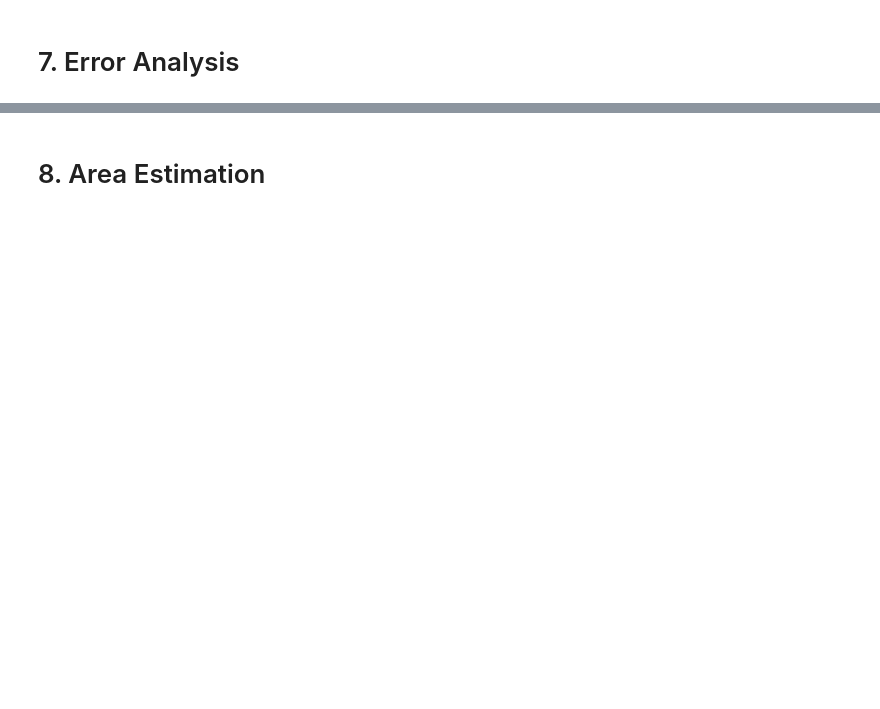
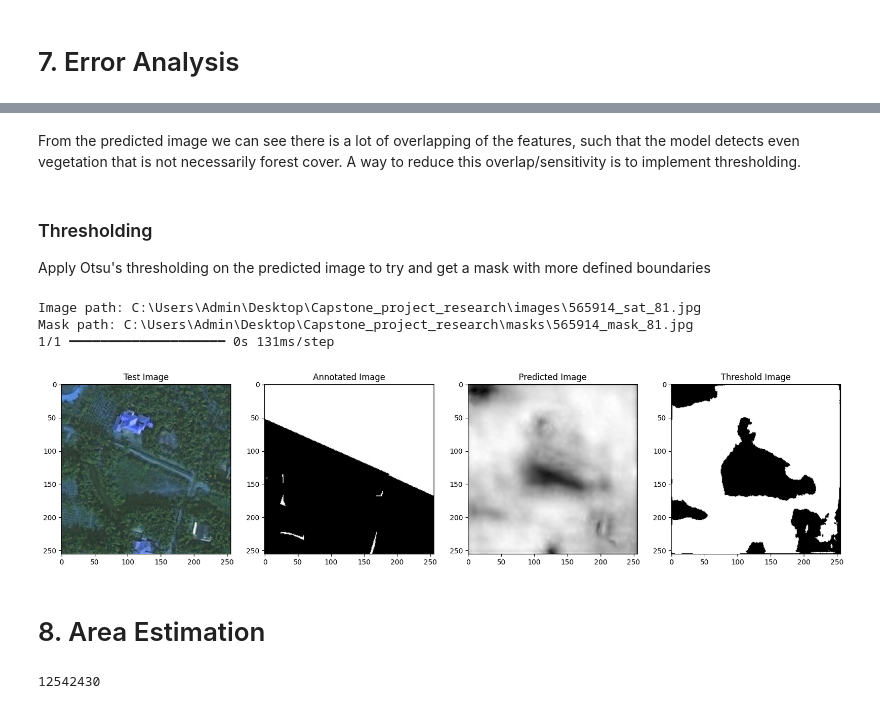
Before and after one commit to WamzMwangi/Image-Segmentation-for-Forest-Cover-Mapping, a Jupyter notebook: segmentation.ipynb, the cells around one changed output, grey strips where cells are left out. Cells and saved outputs as stored; diff of their text form; code cells hidden in the pictures; blank space fills up the shorter version.

Commit message:
Area estimation

```diff
--- a/segmentation.ipynb
+++ b/segmentation.ipynb
@@ -698,2 +698,76 @@ Mask path: C:\Users\Admin\Desktop\Capstone_project_research\masks\134465_mask_61
+# %% [markdown]
+From the predicted image we can see there is a lot of overlapping of the features, such that the model detects even vegetation that is not necessarily forest cover.
+A way to reduce this overlap/sensitivity is to implement thresholding.
+# %% [markdown]
+### Thresholding
+Apply Otsu's thresholding on the predicted image to try and get a mask with more defined boundaries
+# %%
+num_images=len(os.listdir(img_dir))
+randomizer = random.randint(0, num_images-1)
+
+# Get the list of image and mask filenames
+image_filenames=sorted(os.listdir(img_dir))
+mask_filenames=sorted(os.listdir(mask_dir))
+
+# Paths for the randomly selected image/masks pair
+test_img_path = os.path.join(img_dir, image_filenames[randomizer])
+mask_img_path = os.path.join(mask_dir, mask_filenames[randomizer])
+
+# Print the paths for verification
+print("Image path:", test_img_path)
+print("Mask path:", mask_img_path)
+
+# Load the image and mask
+test_img = cv2.imread(test_img_path)/255
+mask_img = cv2.imread(mask_img_path)/255
+
+# Adding batch dimension to the test image before prediction
+test_img_batch = np.expand_dims(test_img, axis=0)
+
+# Predicting the mask for the test image
+predicted_img = hypertuned_unet_model.predict(test_img_batch)
+
+# Removing the batch dimension from the predicted image
+predicted_img = np.squeeze(predicted_img)
+
+#apply thresholding on predicted mask
+predicted_mask_uint8 = (predicted_img * 255).astype(np.uint8)
+ret,threshold_image=cv2.threshold(predicted_mask_uint8,0,255,cv2.THRESH_BINARY+cv2.THRESH_OTSU)
+
+# Plotting
+plt.figure(figsize=(20,18))
+
+plt.subplot(1,4,1)
+plt.imshow(test_img)
+plt.title('Test Image')
+
+plt.subplot(1,4,2)
+plt.imshow(mask_img, cmap='gray')
+plt.title('Annotated Image')
+
+plt.subplot(1,4,3)
+plt.imshow(predicted_img, cmap='gray')
+plt.title('Predicted Image')
+
+plt.subplot(1,4,4)
+plt.imshow(threshold_image, cmap='gray')
+plt.title('Threshold Image')
+
+plt.show()
+# %% [output]
+Image path: C:\Users\Admin\Desktop\Capstone_project_research\images\565914_sat_81.jpg
+Mask path: C:\Users\Admin\Desktop\Capstone_project_research\masks\565914_mask_81.jpg
+1/1 ━━━━━━━━━━━━━━━━━━━━ 0s 131ms/step
+[figure, added]
 # %% [markdown]
 # 8. Area Estimation
+# %%
+#from the threshold image, count the number of pixel with 1
+forest_cover=np.sum(threshold_image)
+print(forest_cover)
+
+#assuming a spatial resolution of 15mx15m
+forested_area= forest_cover*15*15
+print('The estimated size of the forest is:' forested_area)
+# %% [output]
+12542430
```
Also changed, not shown: parts of 5 cells of this notebook, 2 other files.
